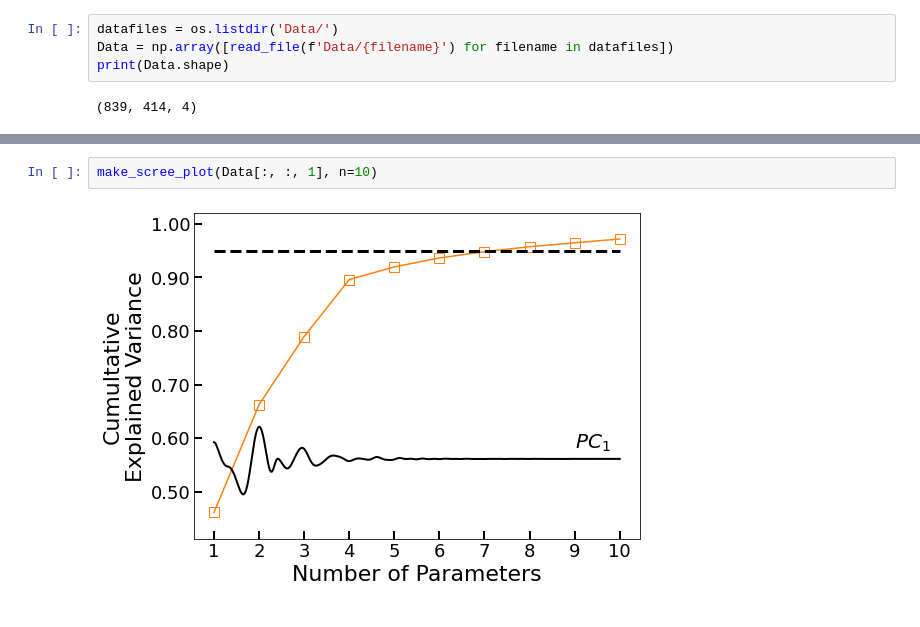
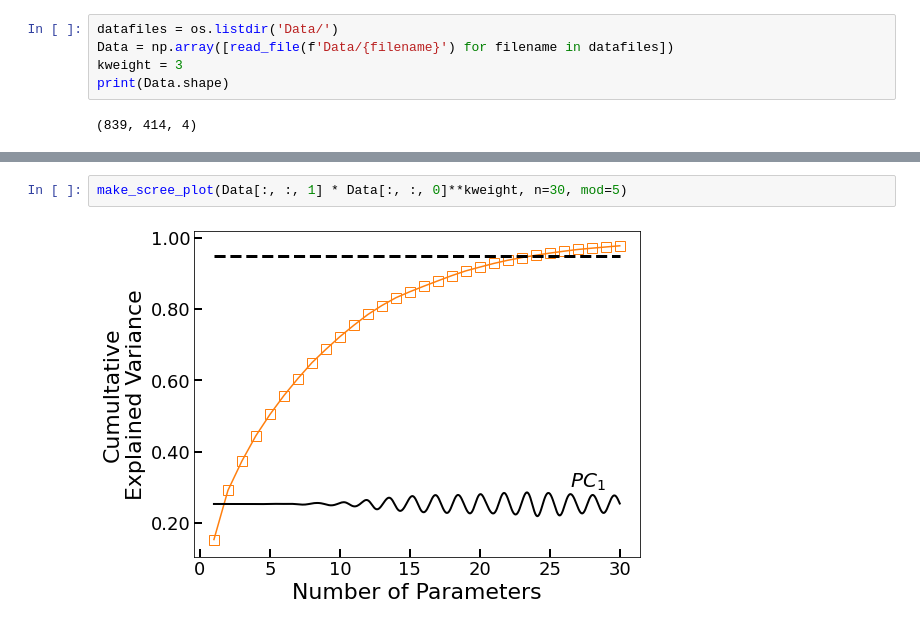
Before and after one commit to stetef/AIMD, a Jupyter notebook: Visualization of Data.ipynb, the cells around one changed output, grey strips where cells are left out. Saved outputs shown, nothing was run; the diff lists cells and outputs as text.

```diff
--- a/Visualization of Data.ipynb
+++ b/Visualization of Data.ipynb
@@ -14,6 +16,7 @@ from utils import *
 # %%
 datafiles = os.listdir('Data/')
 Data = np.array([read_file(f'Data/{filename}') for filename in datafiles])
+kweight = 3
 print(Data.shape)
 # %% [output]
 (839, 414, 4)
@@ -30,4 +60,4 @@ plt.show()
 # %%
-make_scree_plot(Data[:, :, 1], n=10)
+make_scree_plot(Data[:, :, 1] * Data[:, :, 0]**kweight, n=30, mod=5)
 # %% [output]
-[figure, old version]
+[figure, new version]
```
Also changed, not shown: parts of 8 cells of this notebook, 3 other files.
